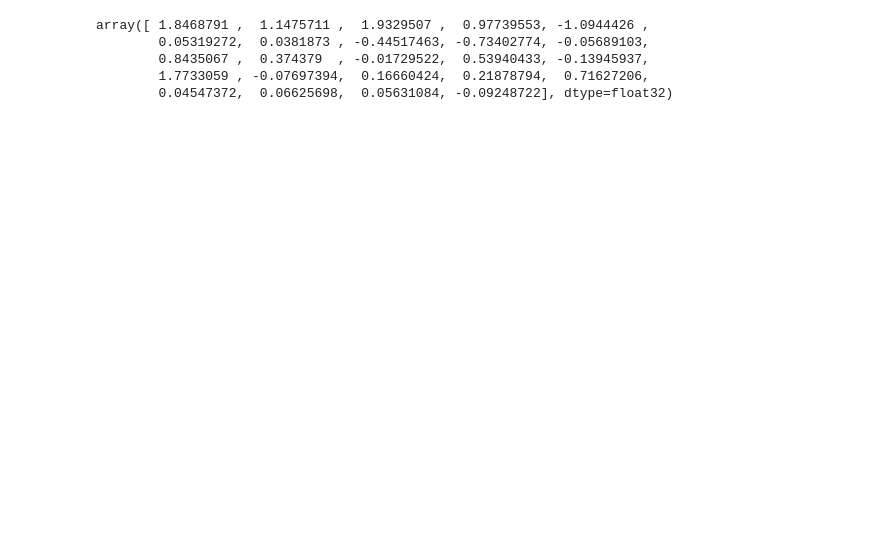
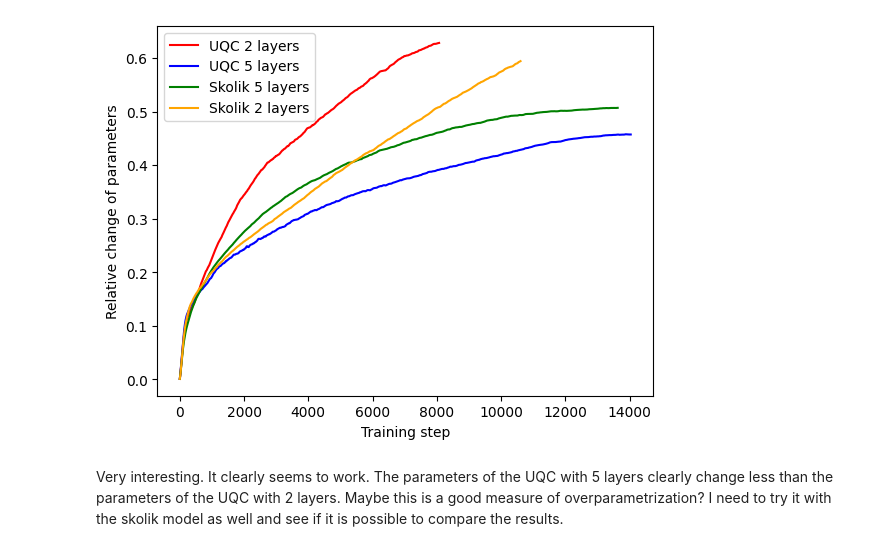
Before and after one commit to RodrigoCoelho7/VQC_Qlearning, a Jupyter notebook: data_analysis/overparametrization.ipynb, the cells around one changed output. Drawn from its saved outputs; the diff is of its cells as text; code cells hidden in the pictures; blank space fills up the shorter version.

```diff
--- a/data_analysis/overparametrization.ipynb
+++ b/data_analysis/overparametrization.ipynb
@@ -8,6 +6,10 @@ from analysis_functions import Analysis
 # %%
 uqc_2qubits_2layers_path = "../../results/overparametrization/2_qubits_2layer"
-skolik_path = "../../results/overparametrization/skolik"
+uqc_2qubits_5layers_path = "../../results/overparametrization/2_qubits_5layer"
+skolik_5layers_path = "../../results/overparametrization/skolik_5layers"
+skolik_2layers_path = "../../results/overparametrization/skolik_2layers"
 
-skolik = Analysis(skolik_path)
+skolik_5layers = Analysis(skolik_5layers_path)
+skolik_3layers = Analysis(skolik_2layers_path)
 uqc_2qubits_2layers = Analysis(uqc_2qubits_2layers_path)
+uqc_2qubits_5layers = Analysis(uqc_2qubits_5layers_path)
@@ -35,8 +16,38 @@ combined_array = np.concatenate((weights[0].flatten(), weights[1].flatten(), wei
-# %%
-combined_array
-# %% [output]
-array([ 1.8468791 ,  1.1475711 ,  1.9329507 ,  0.97739553, -1.0944426 ,
-        0.05319272,  0.0381873 , -0.44517463, -0.73402774, -0.05689103,
-        0.8435067 ,  0.374379  , -0.01729522,  0.53940433, -0.13945937,
-        1.7733059 , -0.07697394,  0.16660424,  0.21878794,  0.71627206,
-        0.04547372,  0.06625698,  0.05631084, -0.09248722], dtype=float32)
+# %%
+uqc_2qubits_2layers_parameters_relative_change = uqc_2qubits_2layers.get_parameters_relative_change()
+uqc_2qubits_5layers_parameters_relative_change = uqc_2qubits_5layers.get_parameters_relative_change()
+skolik_5layers_parameters_relative_change = skolik_5layers.get_parameters_relative_change()
+skolik_2layers_parameters_relative_change = skolik_3layers.get_parameters_relative_change()
+# %%
+def filter_lists(lists):
+    min_length = min(len(lst) for lst in lists)  # Find the length of the smallest list
+
+    filtered_lists = []
+    for lst in lists:
+        filtered_lst = lst[:min_length]  # Take only the first min_length elements
+        filtered_lists.append(filtered_lst)  # Add the filtered list to the result
+
+    return filtered_lists
+
+uqc_2qubits_2layers_parameters_relative_change = filter_lists(uqc_2qubits_2layers_parameters_relative_change)
+uqc_2qubits_5layers_parameters_relative_change = filter_lists(uqc_2qubits_5layers_parameters_relative_change)
+skolik_5layers_parameters_relative_change = filter_lists(skolik_5layers_parameters_relative_change)
+skolik_2layers_parameters_relative_change = filter_lists(skolik_2layers_parameters_relative_change)
+# %%
+uqc_2layers_parameters_relative_change_mean = np.mean(uqc_2qubits_2layers_parameters_relative_change, axis=0)
+uqc_5layers_parameters_relative_change_mean = np.mean(uqc_2qubits_5layers_parameters_relative_change, axis=0)
+skolik_5layers_parameters_relative_change_mean = np.mean(skolik_5layers_parameters_relative_change, axis=0)
+skolik_2layers_parameters_relative_change_mean = np.mean(skolik_2layers_parameters_relative_change, axis=0)
+# %%
+plt.plot(uqc_2layers_parameters_relative_change_mean,color = "red", label="UQC 2 layers")
+plt.plot(uqc_5layers_parameters_relative_change_mean,color = "blue", label="UQC 5 layers")
+plt.plot(skolik_5layers_parameters_relative_change_mean,color = "green", label="Skolik 5 layers")
+plt.plot(skolik_2layers_parameters_relative_change_mean,color = "orange", label="Skolik 2 layers")
+plt.xlabel("Training step")
+plt.ylabel("Relative change of parameters")
+plt.legend()
+plt.show()
+# %% [output]
+[figure, added]
+# %% [markdown]
+Very interesting. It clearly seems to work. The parameters of the UQC with 5 layers clearly change less than the parameters of the UQC with 2 layers. Maybe this is a good measure of overparametrization? I need to try it with the skolik model as well and see if it is possible to compare the results.
```
Also changed, not shown: parts of 6 cells of this notebook, 8 other files.
